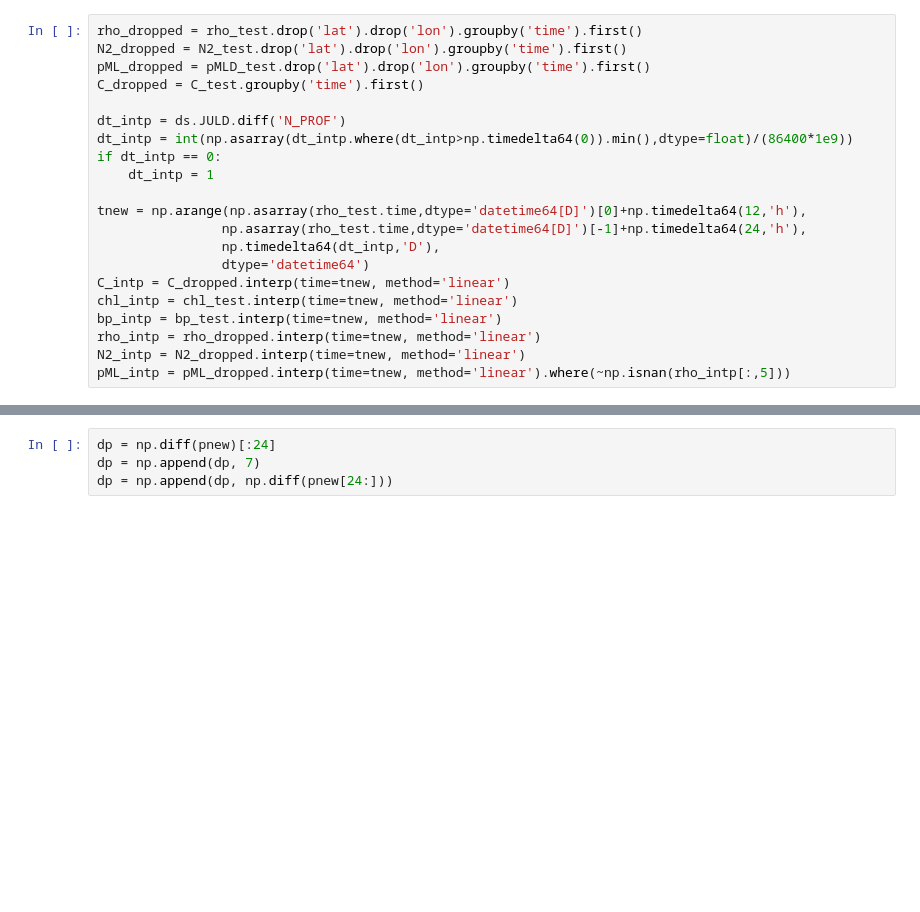
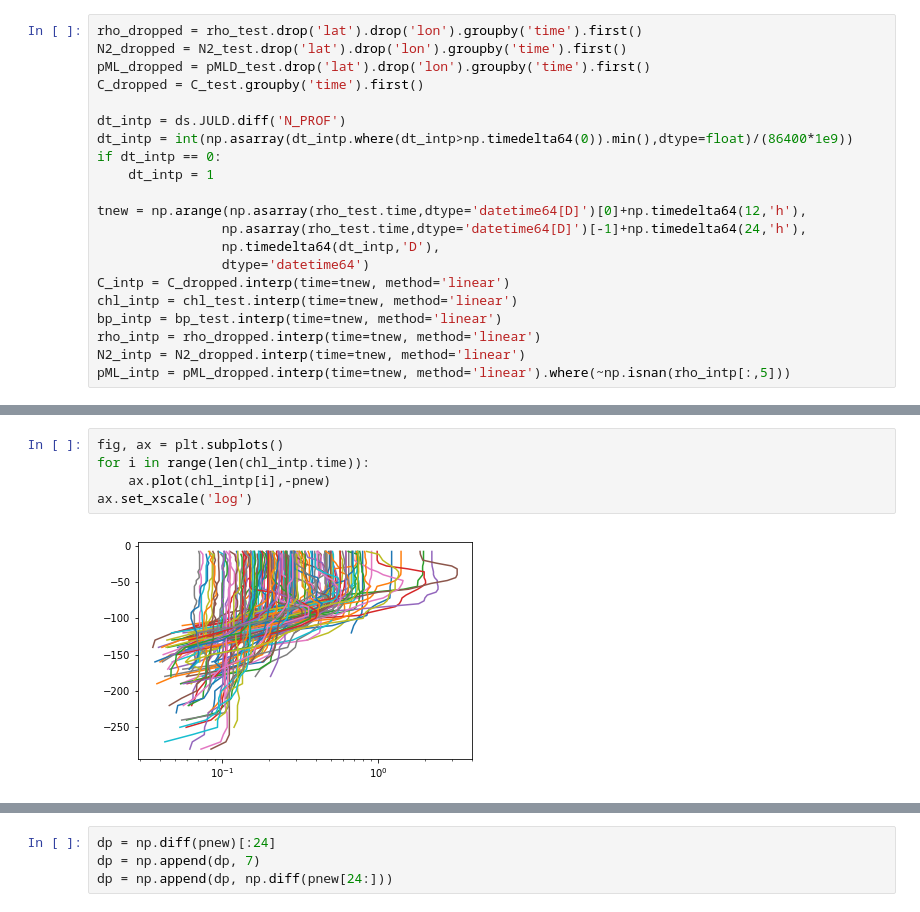
Before and after one commit to roxyboy/SouthernOcean-ARGO, a Jupyter notebook: SOCCOM/5904185.ipynb, the cells around one changed output, grey strips where cells are left out. Cells and saved outputs as stored; diff of their text form; blank space fills up the shorter version.

```diff
--- a/SOCCOM/5904185.ipynb
+++ b/SOCCOM/5904185.ipynb
@@ -271,0 +295,7 @@ cb3.set_label(r"[mg C m$^{-3}$]", fontsize=13)
+# %%
+fig, ax = plt.subplots()
+for i in range(len(chl_intp.time)):
+    ax.plot(chl_intp[i],-pnew)
+ax.set_xscale('log')
+# %% [output]
+[figure, added]
```
Also changed, not shown: parts of 12 cells of this notebook, 2 other files.
